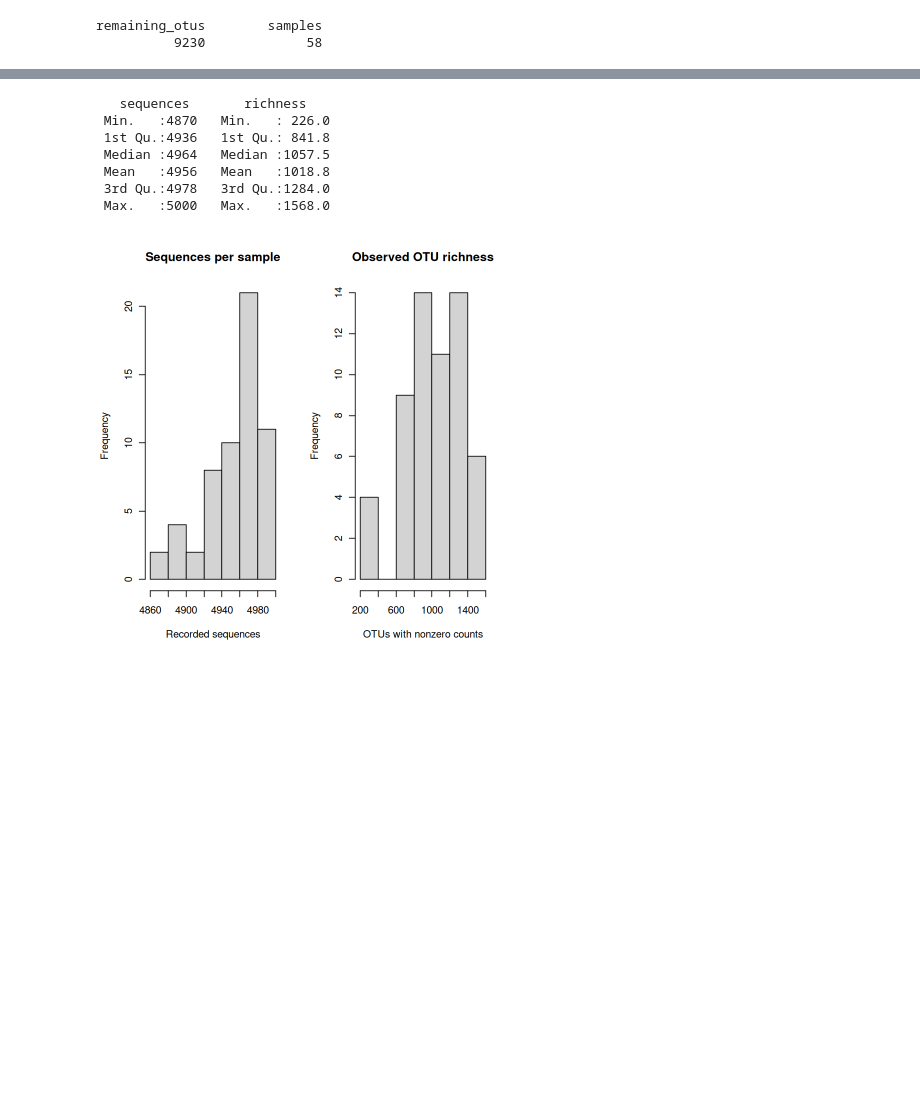
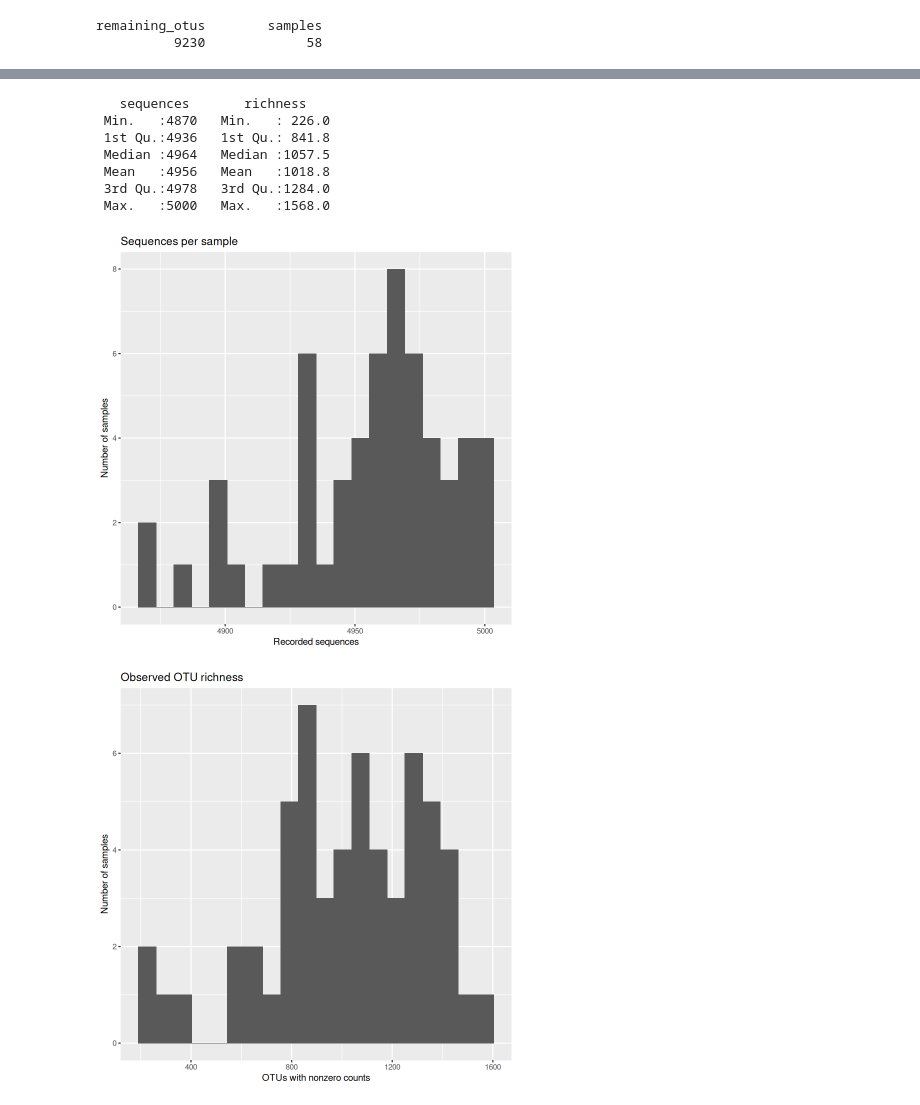
Before and after one commit to MulQuaBio/MQB, a Jupyter notebook: content/notebooks/microbiome-analysis.ipynb, the cells around one changed output, grey strips where cells are left out. Drawn from its saved outputs; the diff is of its cells as text; code cells hidden in the pictures; blank space fills up the shorter version.

```diff
--- a/content/notebooks/microbiome-analysis.ipynb
+++ b/content/notebooks/microbiome-analysis.ipynb
@@ -157,17 +251,23 @@ The original practical says samples above approximately 5,000 sequences were sub
 # %%
 sample_info$sequences <- rowSums(otu_observed)
 sample_info$richness <- rowSums(otu_observed > 0)
 summary(sample_info[, c("sequences", "richness")])
-par(mfrow = c(1, 2))
-hist(sample_info$sequences, main = "Sequences per sample", xlab = "Recorded sequences")
-hist(sample_info$richness, main = "Observed OTU richness", xlab = "OTUs with nonzero counts")
-par(mfrow = c(1, 1))
+
+sequences_plot <- ggplot(sample_info, aes(x = sequences)) +
+  geom_histogram(bins = 20) +
+  labs(title = "Sequences per sample", x = "Recorded sequences", y = "Number of samples")
+print(sequences_plot)
+richness_histogram <- ggplot(sample_info, aes(x = richness)) +
+  geom_histogram(bins = 20) +
+  labs(title = "Observed OTU richness", x = "OTUs with nonzero counts", y = "Number of samples")
+print(richness_histogram)
 # %% [output]
    sequences       richness
  Min.   :4870   Min.   : 226.0
  1st Qu.:4936   1st Qu.: 841.8
  Median :4964   Median :1057.5
  Mean   :4956   Mean   :1018.8
  3rd Qu.:4978   3rd Qu.:1284.0
  Max.   :5000   Max.   :1568.0
-[figure, old version]
+[figure, new version]
+[figure, added]
```
Also changed, not shown: parts of 44 cells of this notebook, 1 other file.
